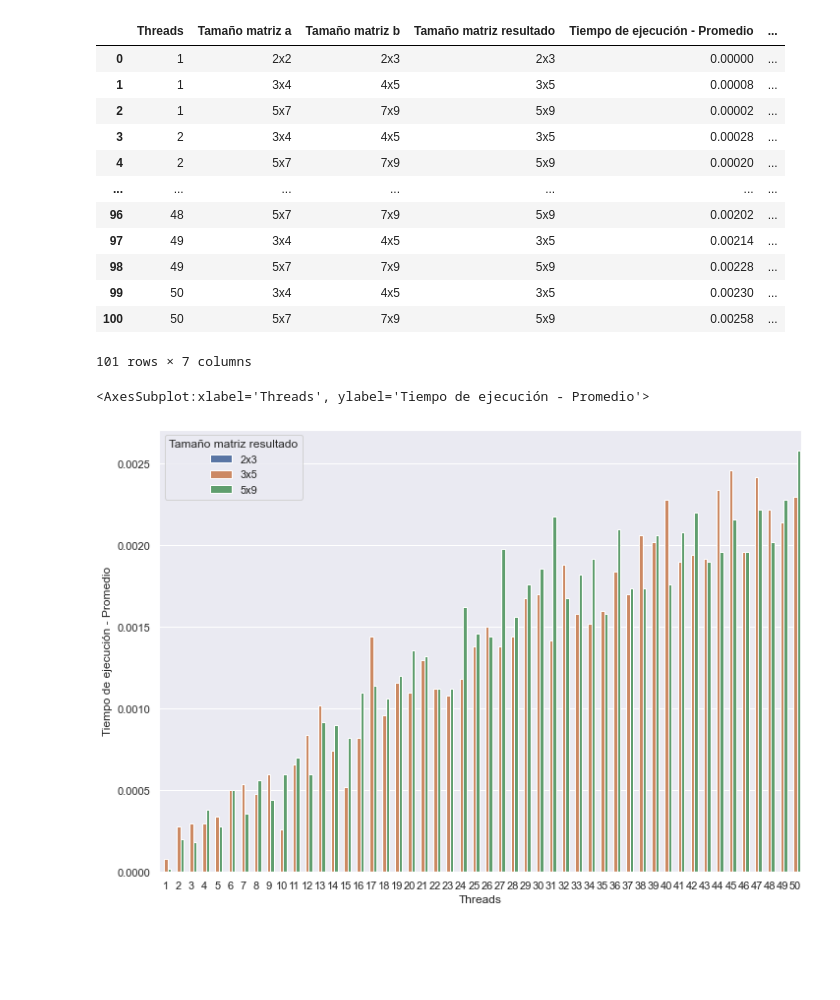
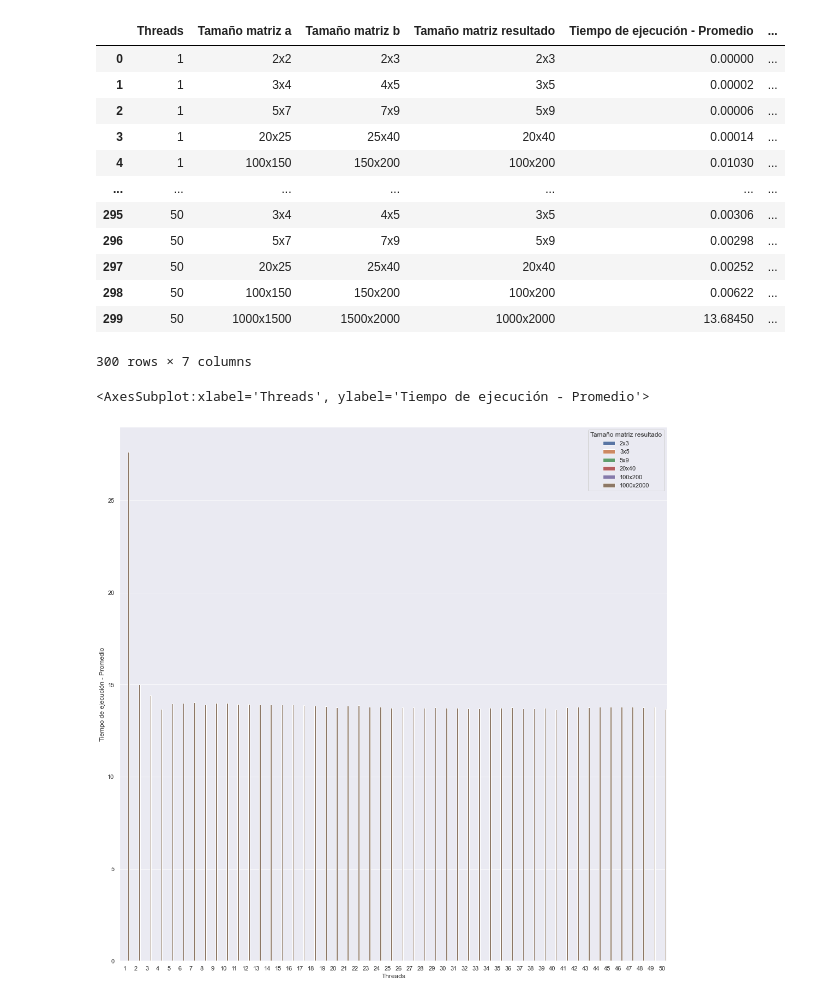
Before and after one commit to amartinezsaucedo/cpd-openmp, a Jupyter notebook: results/Análisis resultados multiplicacion de matrices.ipynb, the cells around one changed output. Cells and saved outputs as stored; diff of their text form; code cells hidden in the pictures; blank space fills up the shorter version.

```diff
--- a/results/Análisis resultados multiplicacion de matrices.ipynb
+++ b/results/Análisis resultados multiplicacion de matrices.ipynb
@@ -1,9 +1,9 @@
 # %%
 import pandas as pd
 
-filename="results_matrix.txt"
+filename="results_matrix_no_reduction"
 
-df_matrix = pd.read_csv(filename, sep=" ", header=None, names=["Programa", "Threads", "Tamaño entrada 1", "Tamaño entrada 2", "Tamaño entrada 3", "Tiempo de ejecución"])
+df_matrix = pd.read_csv(filename + ".txt", sep=" ", header=None, names=["Programa", "Threads", "Tamaño entrada 1", "Tamaño entrada 2", "Tamaño entrada 3", "Tiempo de ejecución"])
 df_matrix = df_matrix.drop("Programa", 1)
 df_matrix
 # %% [output]
@@ -74,22 +74,22 @@ df_matrix
 # %% [output]
 |  | Threads | Tamaño matriz a | Tamaño matriz b | Tamaño matriz resultado | Tiempo de ejecución - Promedio | ... |
 | 0 | 1 | 2x2 | 2x3 | 2x3 | 0.00000 | ... |
-| 1 | 1 | 3x4 | 4x5 | 3x5 | 0.00008 | ... |
-| 2 | 1 | 5x7 | 7x9 | 5x9 | 0.00002 | ... |
-| 3 | 2 | 3x4 | 4x5 | 3x5 | 0.00028 | ... |
-| 4 | 2 | 5x7 | 7x9 | 5x9 | 0.00020 | ... |
+| 1 | 1 | 3x4 | 4x5 | 3x5 | 0.00002 | ... |
+| 2 | 1 | 5x7 | 7x9 | 5x9 | 0.00006 | ... |
+| 3 | 1 | 20x25 | 25x40 | 20x40 | 0.00014 | ... |
+| 4 | 1 | 100x150 | 150x200 | 100x200 | 0.01030 | ... |
 | ... | ... | ... | ... | ... | ... | ... |
-| 96 | 48 | 5x7 | 7x9 | 5x9 | 0.00202 | ... |
-| 97 | 49 | 3x4 | 4x5 | 3x5 | 0.00214 | ... |
-| 98 | 49 | 5x7 | 7x9 | 5x9 | 0.00228 | ... |
-| 99 | 50 | 3x4 | 4x5 | 3x5 | 0.00230 | ... |
-| 100 | 50 | 5x7 | 7x9 | 5x9 | 0.00258 | ... |
+| 295 | 50 | 3x4 | 4x5 | 3x5 | 0.00306 | ... |
+| 296 | 50 | 5x7 | 7x9 | 5x9 | 0.00298 | ... |
+| 297 | 50 | 20x25 | 25x40 | 20x40 | 0.00252 | ... |
+| 298 | 50 | 100x150 | 150x200 | 100x200 | 0.00622 | ... |
+| 299 | 50 | 1000x1500 | 1500x2000 | 1000x2000 | 13.68450 | ... |
-101 rows × 7 columns
+300 rows × 7 columns
 # %%
 import seaborn as sns
-sns.set(rc={'figure.figsize':(11.7,8.27)})
+sns.set(rc={'figure.figsize':(18, 18)})
 
 sns.barplot(data=df_matrix, x="Threads", y="Tiempo de ejecución - Promedio", hue="Tamaño matriz resultado")
 # %% [output]
 <AxesSubplot:xlabel='Threads', ylabel='Tiempo de ejecución - Promedio'>
-[figure, old version]
+[figure, new version]
```
Also changed, not shown: parts of 6 cells of this notebook, 5 other files.
